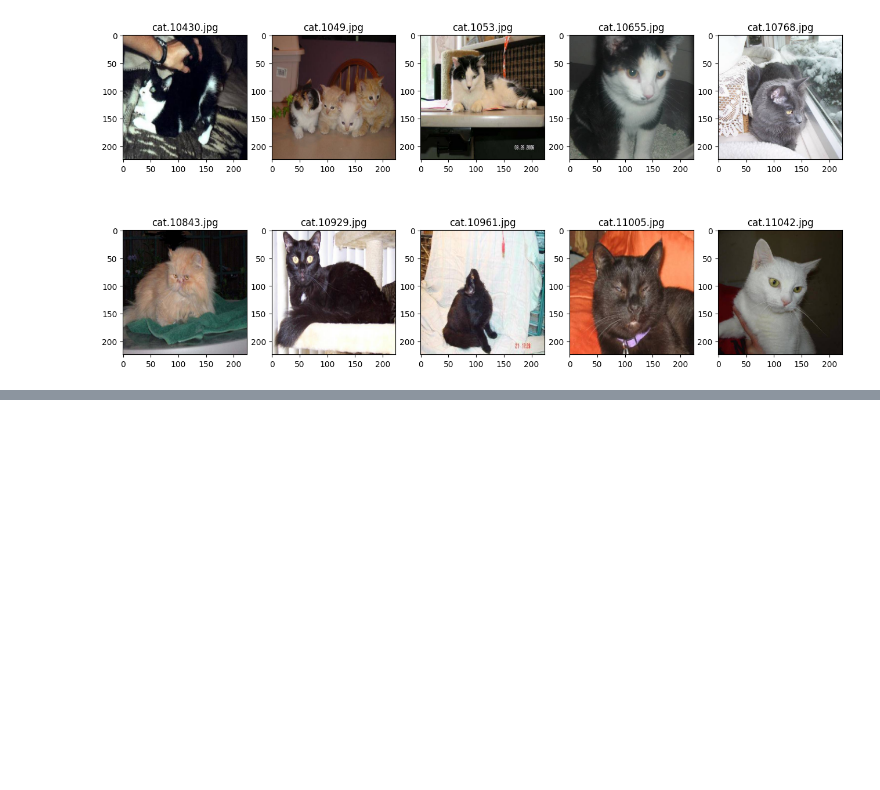
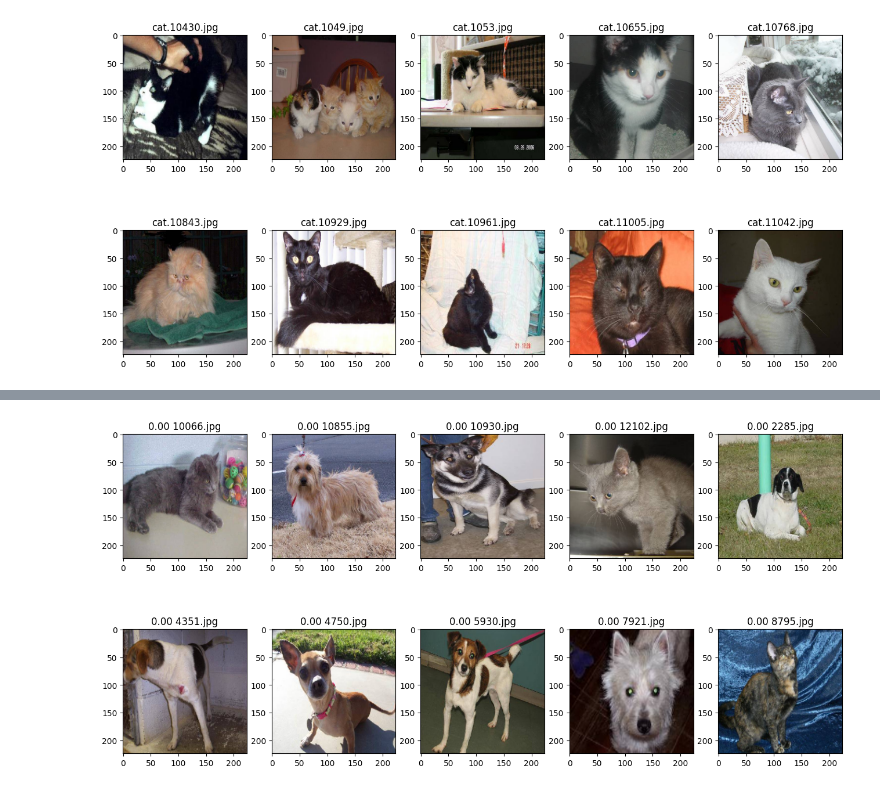
Before and after one commit to OVP2023/NN, a Jupyter notebook: Дообучение_NN_Kaggle_dogs_vs_cats.ipynb, the cells around one changed output, grey strips where cells are left out. Saved outputs shown, nothing was run; the diff lists cells and outputs as text; code cells hidden in the pictures; blank space fills up the shorter version.

```diff
--- a/Дообучение_NN_Kaggle_dogs_vs_cats.ipynb
+++ b/Дообучение_NN_Kaggle_dogs_vs_cats.ipynb
@@ -51,7 +51,7 @@ def fit_generator(files, batch_size=32):
 def predict_generator(files):
     while True:
         for path in files:
-            yield np.array([load_image(path)])
+            yield np.array([load_image(path)]),
 # %%
 #Визуализируем примеры для обучения
 
@@ -191,0 +163,3 @@ ValueError: Input 0 of layer "dogs_vs_cats" is incompatible with the layer: expe
+# %%
+test_pred = model.predict(
+    predict_generator(test_files), steps=len(test_files))
@@ -191,0 +168,10 @@ ValueError: Input 0 of layer "dogs_vs_cats" is incompatible with the layer: expe
+# %%
+fig = plt.figure(figsize=(16, 8))
+for i, (path, score) in enumerate(zip(test_files[:10], test_pred[:10]), 1):
+    subplot = fig.add_subplot(2, 5, i)
+    subplot.set_title('%.2f %s' % (score, os.path.basename(path)))
+    img = cv2.imread(path)[...,::-1]
+    img = cv2.resize(img, IMG_SIZE)
+    subplot.imshow(img)
+# %% [output]
+[figure, added]
```
Also changed, not shown: parts of 12 cells of this notebook.
